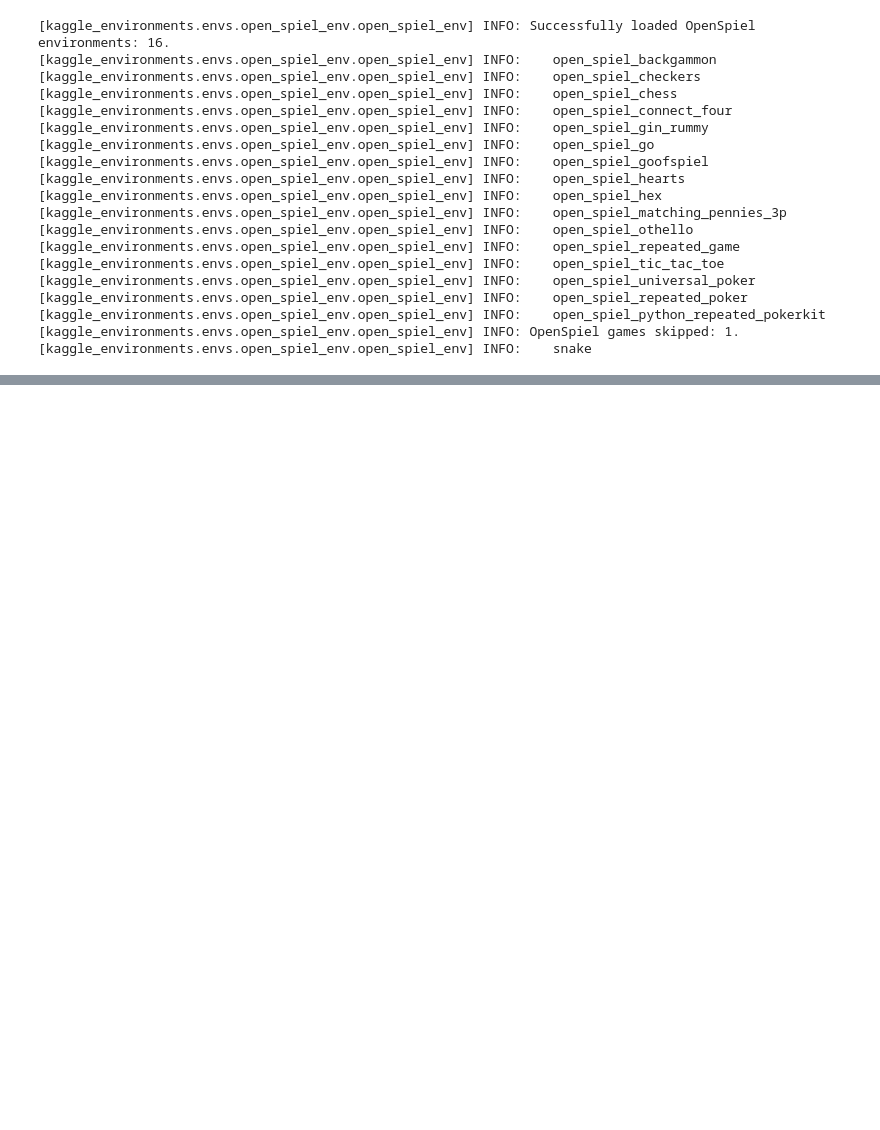
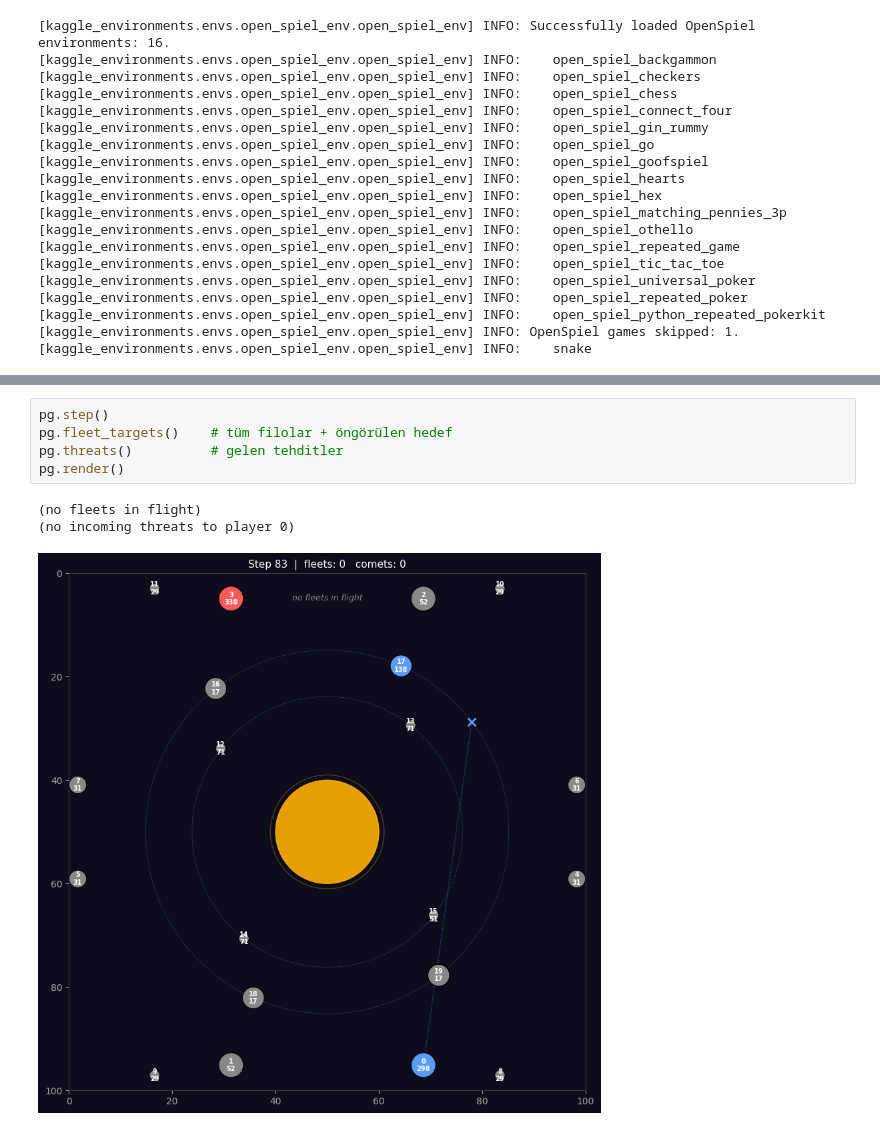
Before and after one commit to DorukSarigun/Orbit_Wars, a Jupyter notebook: play.ipynb, the cells around one changed output, grey strips where cells are left out. Saved outputs shown, nothing was run; the diff lists cells and outputs as text; blank space fills up the shorter version.

```diff
--- a/play.ipynb
+++ b/play.ipynb
@@ -108,0 +122,9 @@ Intercept candidates: 1
+# %%
+pg.step()
+pg.fleet_targets()    # tüm filolar + öngörülen hedef
+pg.threats()          # gelen tehditler
+pg.render()
+# %% [output]
+(no fleets in flight)
+(no incoming threats to player 0)
+[figure, added]
```
Also changed, not shown: parts of 9 cells of this notebook, 2 other files.
